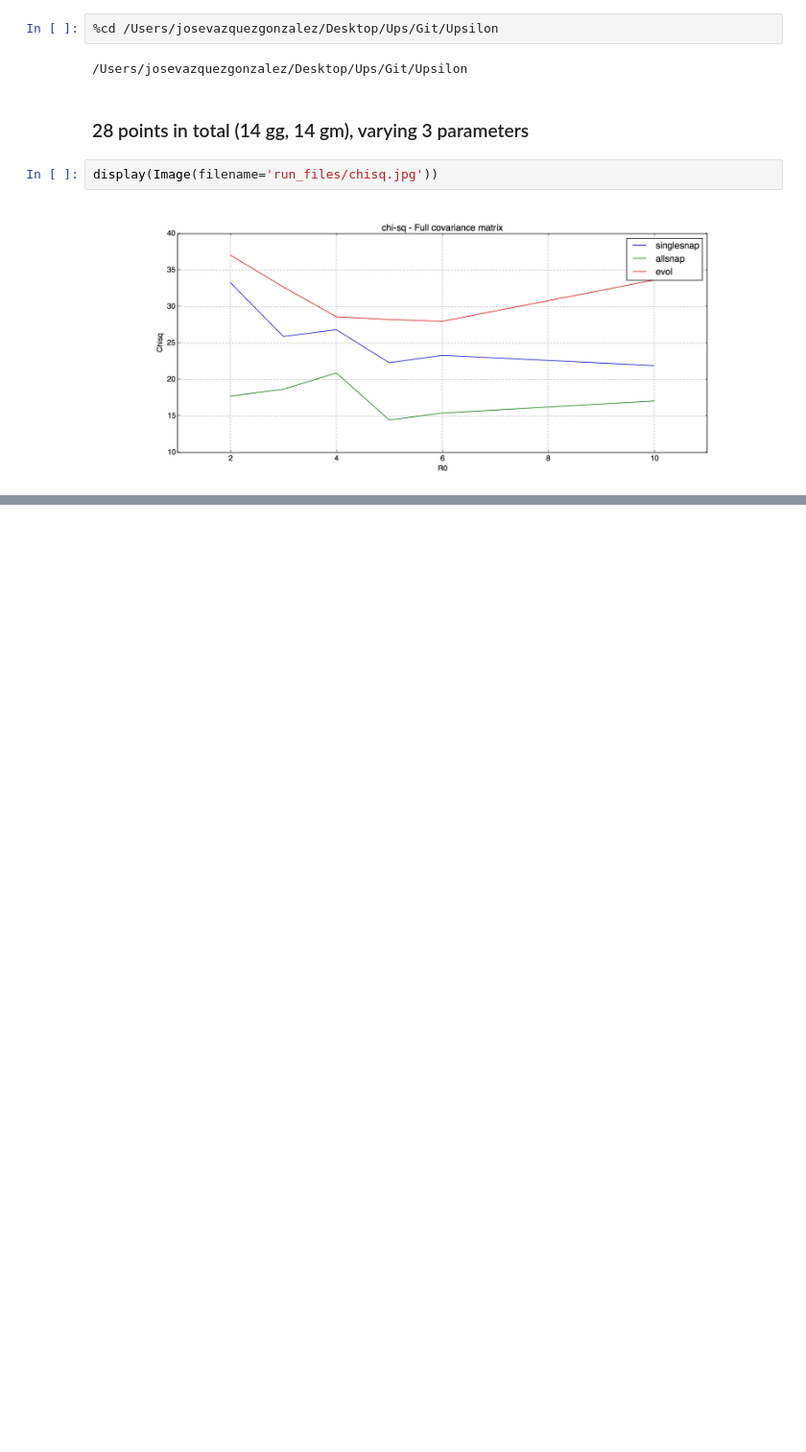
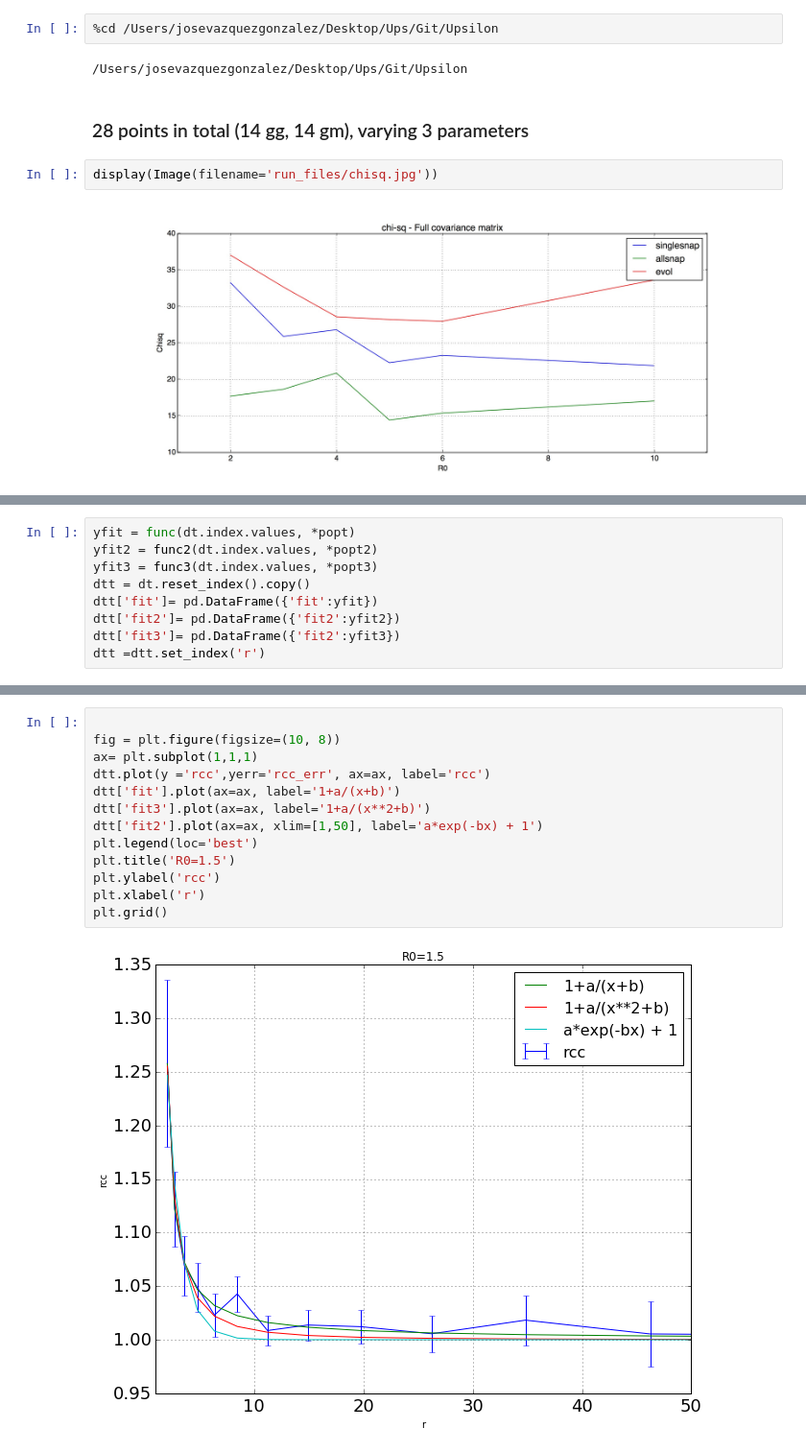
Before and after one commit to ja-vazquez/Upsilon, a Jupyter notebook: Upsilon_plots.ipynb, the cells around one changed output, grey strips where cells are left out. Shown at 96% size. Drawn from its saved outputs; the diff is of its cells as text; blank space fills up the shorter version.

```diff
--- a/Upsilon_plots.ipynb
+++ b/Upsilon_plots.ipynb
@@ -421,0 +482,9 @@ display(Image(filename='run_files/chisq.jpg'))
+# %%
+yfit = func(dt.index.values, *popt)
+yfit2 = func2(dt.index.values, *popt2)
+yfit3 = func3(dt.index.values, *popt3)
+dtt = dt.reset_index().copy()
+dtt['fit']= pd.DataFrame({'fit':yfit})
+dtt['fit2']= pd.DataFrame({'fit2':yfit2})
+dtt['fit3']= pd.DataFrame({'fit2':yfit3})
+dtt =dtt.set_index('r')
@@ -421,0 +501,15 @@ display(Image(filename='run_files/chisq.jpg'))
+# %%
+
+fig = plt.figure(figsize=(10, 8))
+ax= plt.subplot(1,1,1)
+dtt.plot(y ='rcc',yerr='rcc_err', ax=ax, label='rcc')
+dtt['fit'].plot(ax=ax, label='1+a/(x+b)')
+dtt['fit3'].plot(ax=ax, label='1+a/(x**2+b)')
+dtt['fit2'].plot(ax=ax, xlim=[1,50], label='a*exp(-bx) + 1')
+plt.legend(loc='best')
+plt.title('R0=1.5')
+plt.ylabel('rcc')
+plt.xlabel('r')
+plt.grid()
+# %% [output]
+[figure, added]
```
Also changed, not shown: parts of 15 cells of this notebook.
